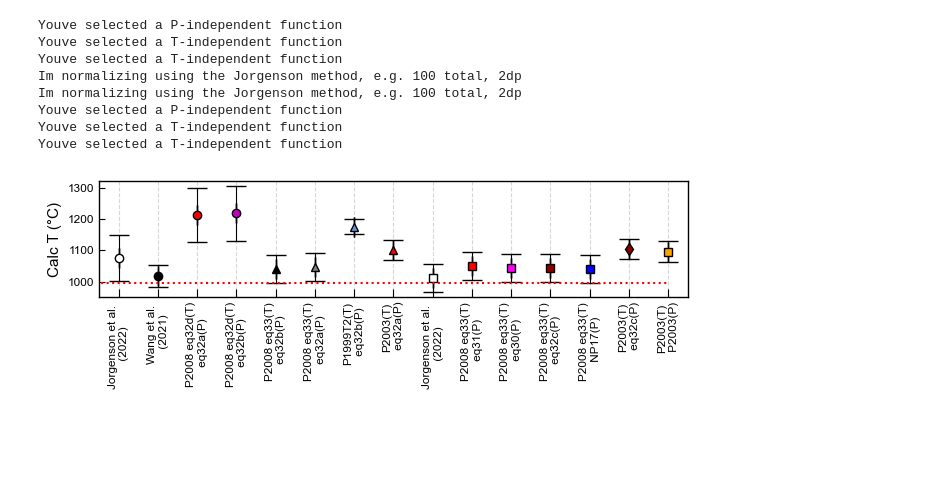
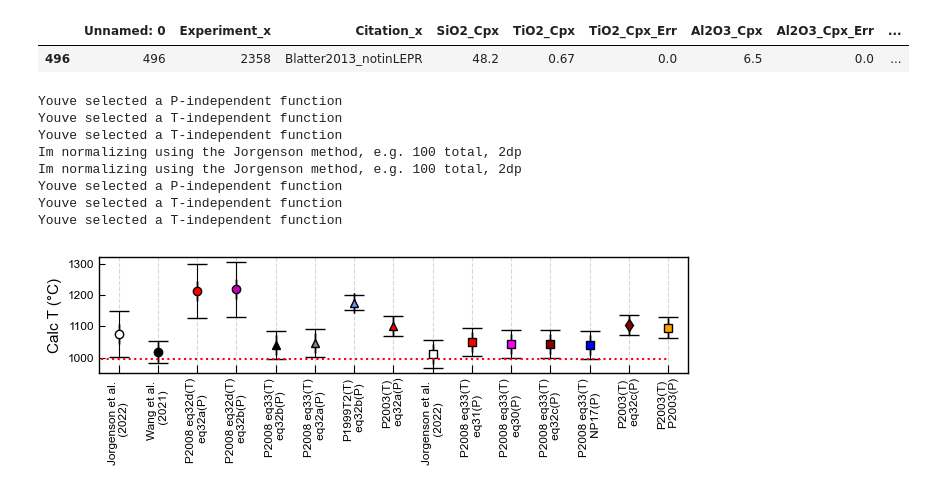
Before and after one commit to PennyWieser/BarometersBehavingBadly_PartII, a Jupyter notebook: Figure1_Blatter_Comparisons/Fig1_Temp.ipynb, the cells around one changed output. Cells and saved outputs as stored; diff of their text form; code cells hidden in the pictures; blank space fills up the shorter version.

```diff
--- a/Figure1_Blatter_Comparisons/Fig1_Temp.ipynb
+++ b/Figure1_Blatter_Comparisons/Fig1_Temp.ipynb
@@ -43,6 +43,11 @@ Press_new=mask_1GPa&newMask
 Press_new=Press_new.fillna(False)
 # %%
 Blatter=(cpx_Glass['Citation_x']=="Blatter2013_notinLEPR") &(cpx_Glass['T_K_x']==1268.15) # other optoin, 1273.15
+# %%
+cpx_Glass.loc[Blatter]
+# %% [output]
+|  | Unnamed: 0 | Experiment_x | Citation_x | SiO2_Cpx | TiO2_Cpx | TiO2_Cpx_Err | Al2O3_Cpx | Al2O3_Cpx_Err | ... |
+| 496 | 496 | 2358 | Blatter2013_notinLEPR | 48.2 | 0.67 | 0.0 | 6.5 | 0.0 | ... |
 # %%
 # Cpx_only_Blatter=pt.calculate_cpx_only_press_all_eqs(cpx_comps=myCpxs1.loc[Blatter].reset_index(drop=True),
 #                                              H2O_Liq=myLiquids1['H2O_Liq'].loc[Blatter].reset_index(drop=True))
```
Also changed, not shown: 3 other files.
